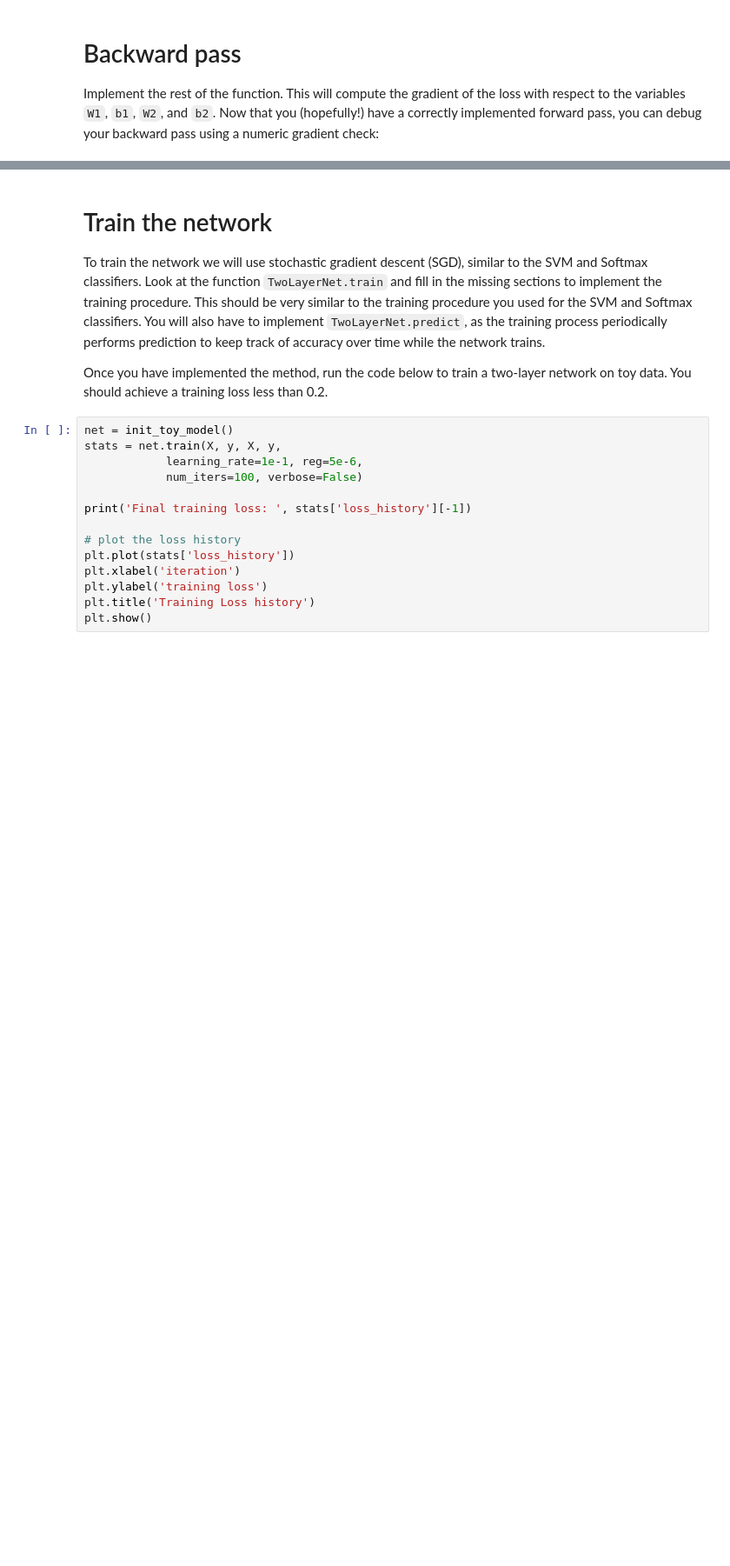
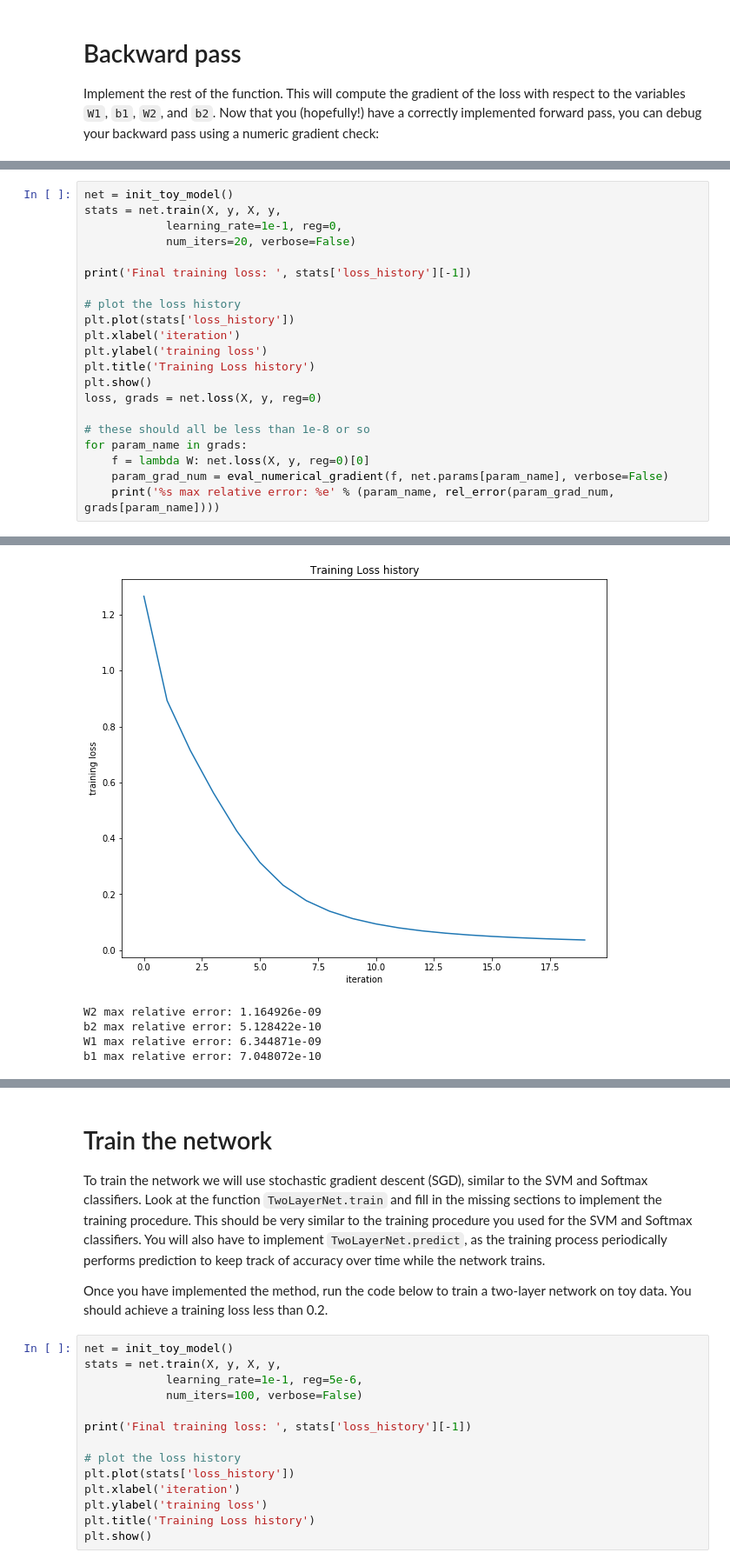
Before and after one commit to liavkoren/ea-to-ml-ai, a Jupyter notebook: liav/Stanford ConvoNets/assignment1/two_layer_net.ipynb, the cells around one changed output, grey strips where cells are left out. Shown at 87% size. Drawn from its saved outputs; the diff is of its cells as text; blank space fills up the shorter version.

```diff
--- a/liav/Stanford ConvoNets/assignment1/two_layer_net.ipynb
+++ b/liav/Stanford ConvoNets/assignment1/two_layer_net.ipynb
@@ -133,0 +175,22 @@ b1 max relative error: 1.853852e-09
+# %%
+net = init_toy_model()
+stats = net.train(X, y, X, y,
+            learning_rate=1e-1, reg=0,
+            num_iters=20, verbose=False)
+
+print('Final training loss: ', stats['loss_history'][-1])
+
+# plot the loss history
+plt.plot(stats['loss_history'])
+plt.xlabel('iteration')
+plt.ylabel('training loss')
+plt.title('Training Loss history')
+plt.show()
+loss, grads = net.loss(X, y, reg=0)
+
+# these should all be less than 1e-8 or so
+for param_name in grads:
+    f = lambda W: net.loss(X, y, reg=0)[0]
+    param_grad_num = eval_numerical_gradient(f, net.params[param_name], verbose=False)
+    print('%s max relative error: %e' % (param_name, rel_error(param_grad_num, grads[param_name])))
+# %% [output]
@@ -133,0 +198,5 @@ b1 max relative error: 1.853852e-09
+[figure, added]
+W2 max relative error: 1.164926e-09
+b2 max relative error: 5.128422e-10
+W1 max relative error: 6.344871e-09
+b1 max relative error: 7.048072e-10
```
Also changed, not shown: parts of 29 cells of this notebook.
